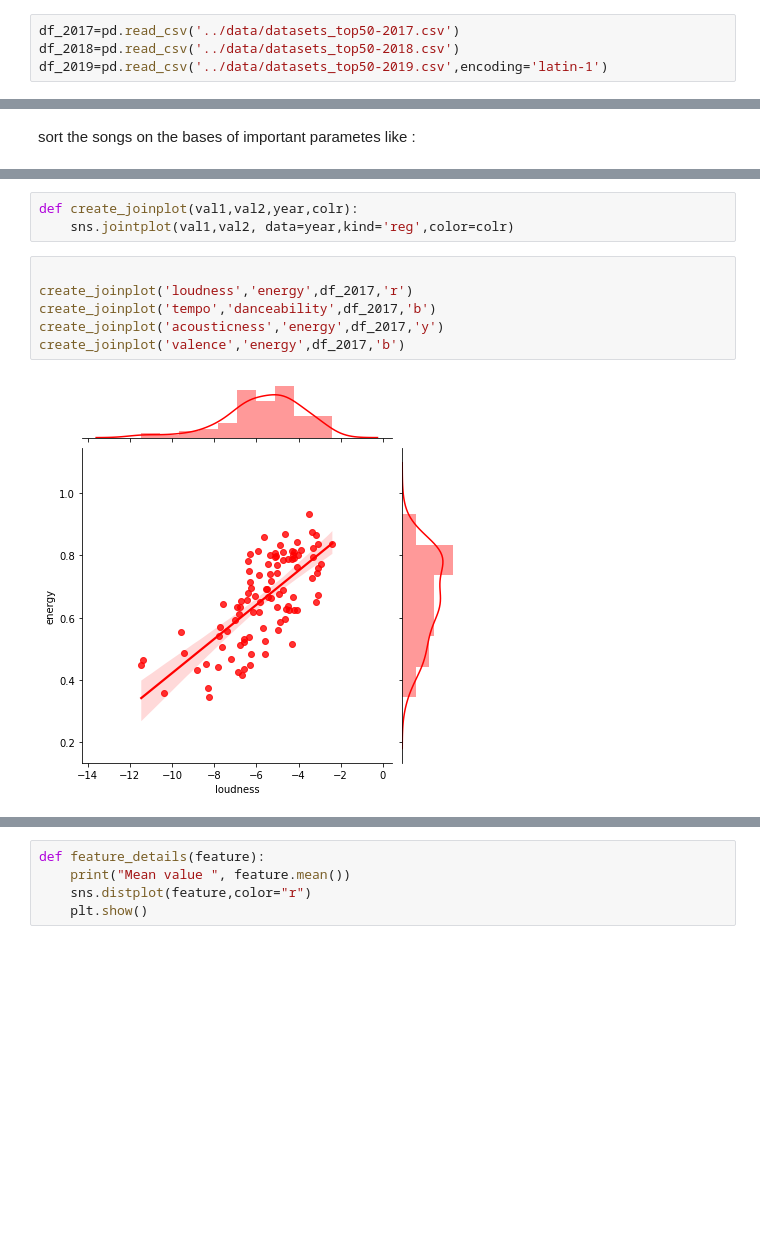
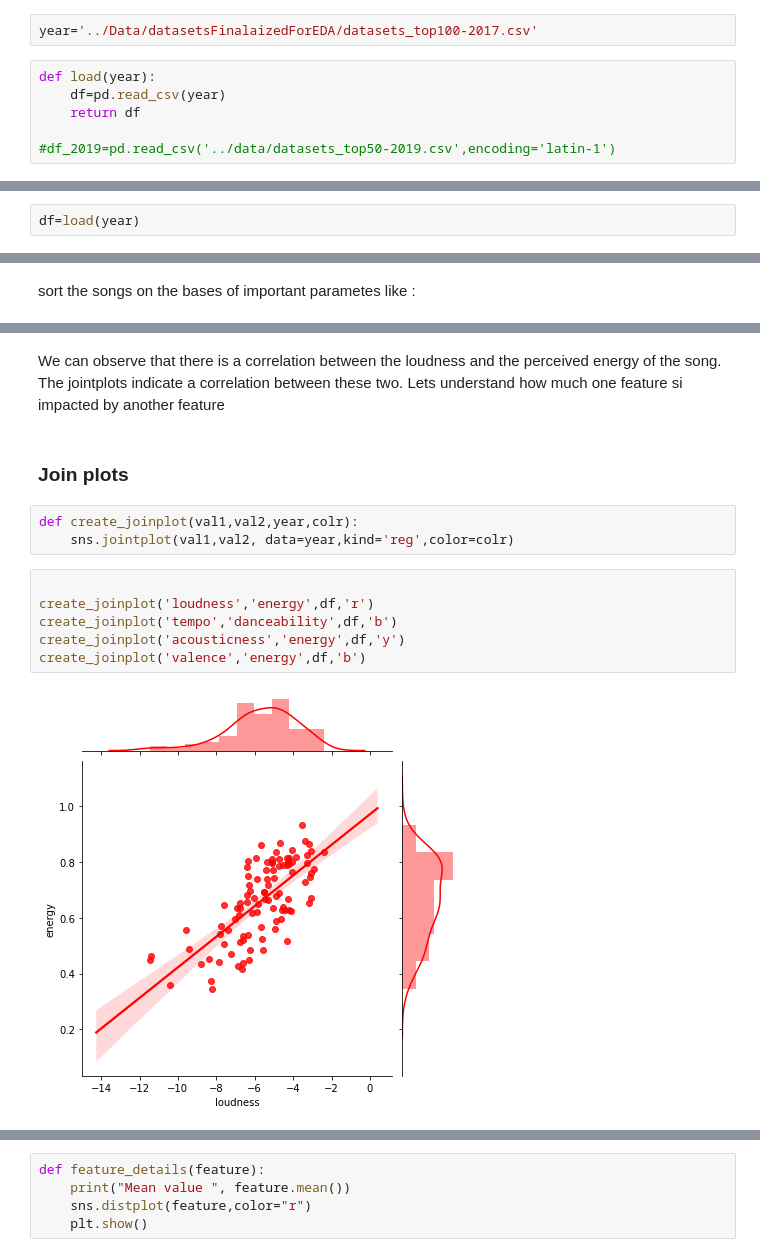
Before and after one commit to fneitzel/DataAnalysisOnMusicPreferences, a Jupyter notebook: exploration/2017.ipynb, the cells around one changed output, grey strips where cells are left out. Saved outputs shown, nothing was run; the diff lists cells and outputs as text; blank space fills up the shorter version.

```diff
--- a/exploration/2017.ipynb
+++ b/exploration/2017.ipynb
@@ -20,4 +24,8 @@ import plotly.tools as tls
+# %%
+year='../Data/datasetsFinalaizedForEDA/datasets_top100-2017.csv'
 # %%
-df_2017=pd.read_csv('../data/datasets_top50-2017.csv')
-df_2018=pd.read_csv('../data/datasets_top50-2018.csv')
-df_2019=pd.read_csv('../data/datasets_top50-2019.csv',encoding='latin-1')
+def load(year):
+    df=pd.read_csv(year)
+    return df
+
+#df_2019=pd.read_csv('../data/datasets_top50-2019.csv',encoding='latin-1')
@@ -23,0 +48,2 @@ df_2019=pd.read_csv('../data/datasets_top50-2019.csv',encoding='latin-1')
+# %%
+df=load(year)
@@ -351,11 +446,15 @@ sns.heatmap(correlation.corr(), annot=True,cmap="coolwarm");
+# %% [markdown]
+We can observe that there is a correlation between the loudness and the perceived energy of the song. The jointplots indicate a correlation between these two. Lets understand  how much one feature si impacted by another feature
+# %% [markdown]
+### Join plots
 # %%
 def create_joinplot(val1,val2,year,colr):
     sns.jointplot(val1,val2, data=year,kind='reg',color=colr)
 # %%
 
-create_joinplot('loudness','energy',df_2017,'r')
-create_joinplot('tempo','danceability',df_2017,'b')
-create_joinplot('acousticness','energy',df_2017,'y')
-create_joinplot('valence','energy',df_2017,'b')
+create_joinplot('loudness','energy',df,'r')
+create_joinplot('tempo','danceability',df,'b')
+create_joinplot('acousticness','energy',df,'y')
+create_joinplot('valence','energy',df,'b')
 # %% [output]
-[figure, old version]
+[figure, new version]
```
Also changed, not shown: parts of 144 cells of this notebook, 7 other files.
